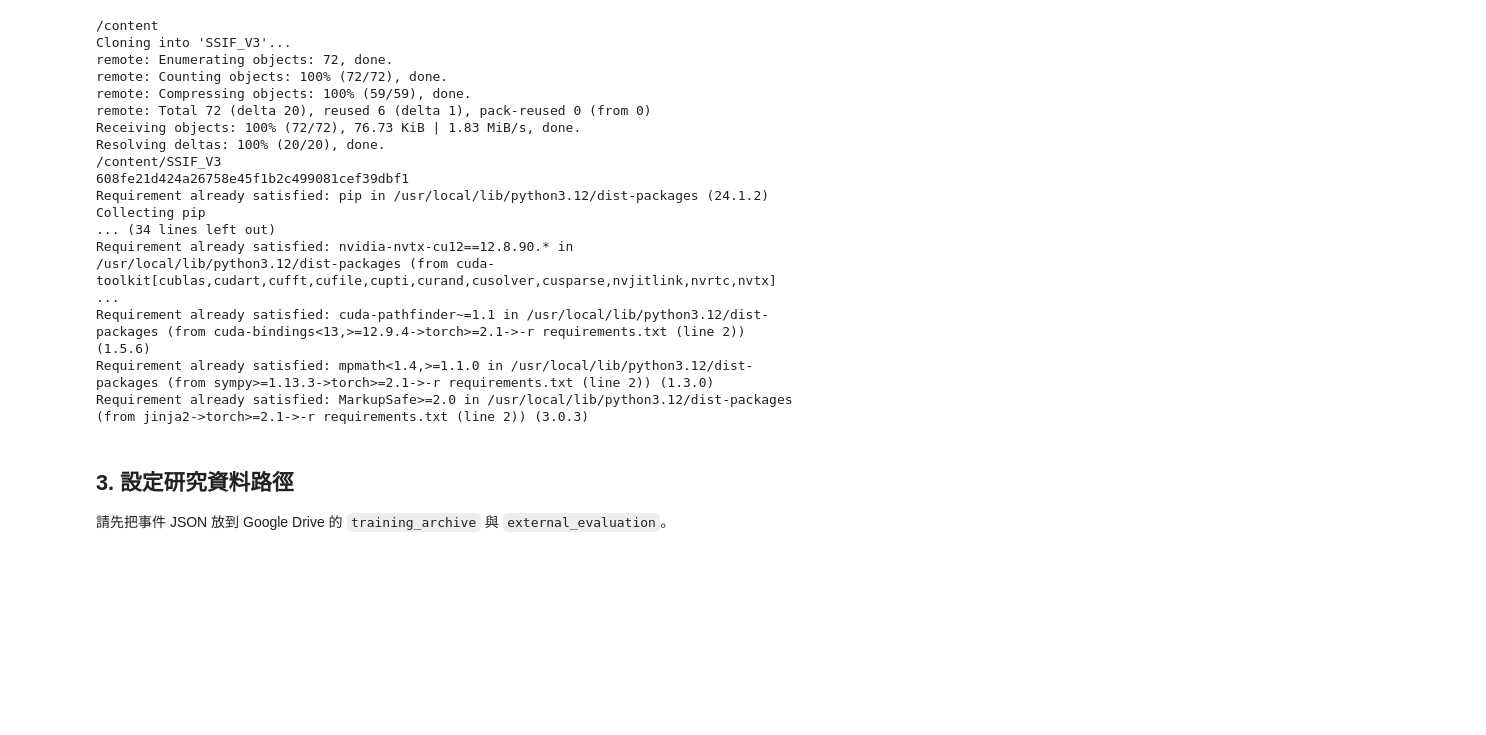
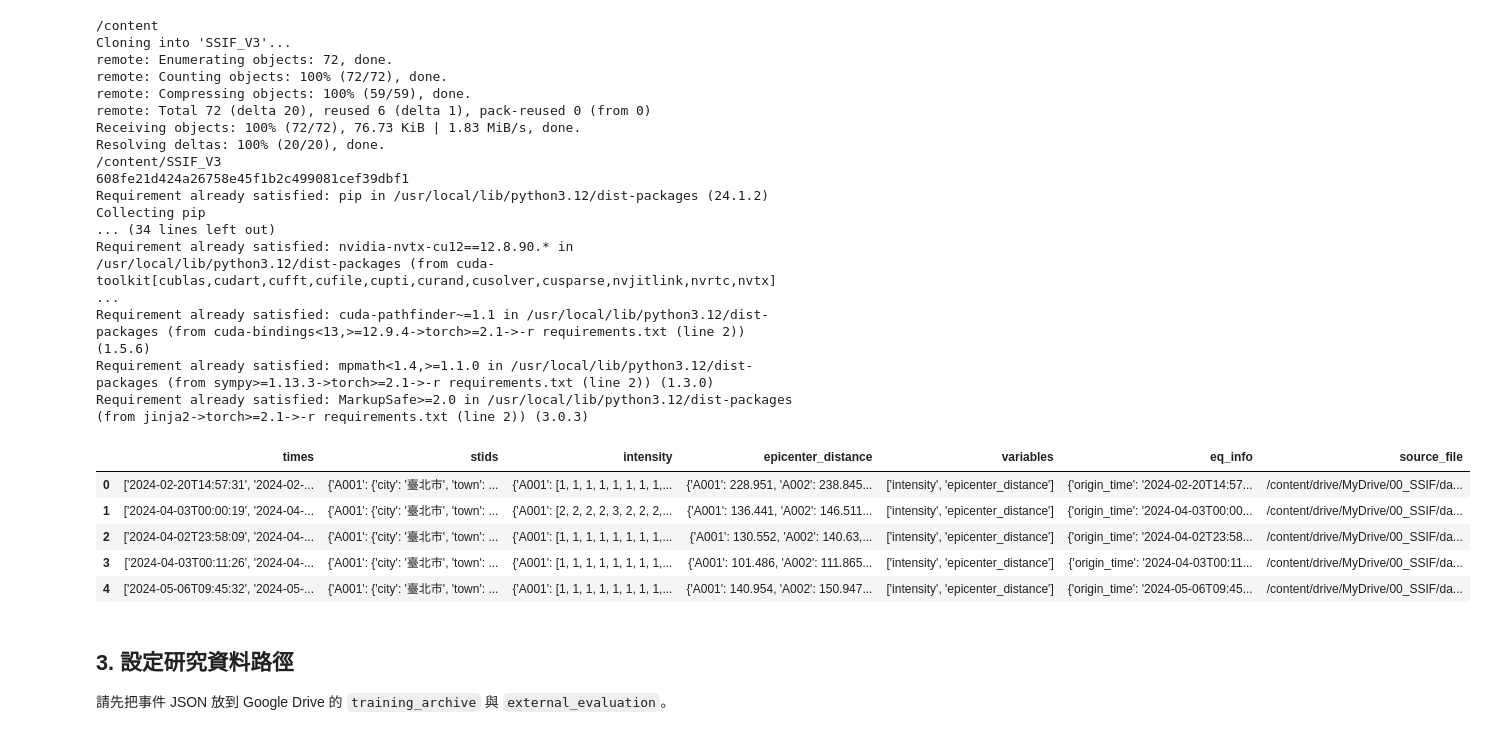
Before and after one commit to oceanicdayi/SSIF_V3, a Jupyter notebook: notebooks/SSIF_V3_Colab_Tutorial_ZH_TW.ipynb, the cells around one changed output. Cells and saved outputs as stored; diff of their text form; code cells hidden in the pictures; blank space fills up the shorter version.

```diff
--- a/notebooks/SSIF_V3_Colab_Tutorial_ZH_TW.ipynb
+++ b/notebooks/SSIF_V3_Colab_Tutorial_ZH_TW.ipynb
@@ -62,6 +64,19 @@ Requirement already satisfied: nvidia-nvtx-cu12==12.8.90.* in /usr/local/lib/pyt
 Requirement already satisfied: cuda-pathfinder~=1.1 in /usr/local/lib/python3.12/dist-packages (from cuda-bindings<13,>=12.9.4->torch>=2.1->-r requirements.txt (line 2)) (1.5.6)
 Requirement already satisfied: mpmath<1.4,>=1.1.0 in /usr/local/lib/python3.12/dist-packages (from sympy>=1.13.3->torch>=2.1->-r requirements.txt (line 2)) (1.3.0)
 Requirement already satisfied: MarkupSafe>=2.0 in /usr/local/lib/python3.12/dist-packages (from jinja2->torch>=2.1->-r requirements.txt (line 2)) (3.0.3)
+# %%
+import pandas as pd
+
+data_path = '/content/drive/MyDrive/00_SSIF/combined_data.csv'
+df = pd.read_csv(data_path)
+df.head()
+# %% [output]
+|  | times | stids | intensity | epicenter_distance | variables | eq_info | source_file |
+| 0 | ['2024-02-20T14:57:31', '2024-02-... | {'A001': {'city': '臺北市', 'town': ... | {'A001': [1, 1, 1, 1, 1, 1, 1, 1,... | {'A001': 228.951, 'A002': 238.845... | ['intensity', 'epicenter_distance'] | {'origin_time': '2024-02-20T14:57... | /content/drive/MyDrive/00_SSIF/da... |
+| 1 | ['2024-04-03T00:00:19', '2024-04-... | {'A001': {'city': '臺北市', 'town': ... | {'A001': [2, 2, 2, 2, 3, 2, 2, 2,... | {'A001': 136.441, 'A002': 146.511... | ['intensity', 'epicenter_distance'] | {'origin_time': '2024-04-03T00:00... | /content/drive/MyDrive/00_SSIF/da... |
+| 2 | ['2024-04-02T23:58:09', '2024-04-... | {'A001': {'city': '臺北市', 'town': ... | {'A001': [1, 1, 1, 1, 1, 1, 1, 1,... | {'A001': 130.552, 'A002': 140.63,... | ['intensity', 'epicenter_distance'] | {'origin_time': '2024-04-02T23:58... | /content/drive/MyDrive/00_SSIF/da... |
+| 3 | ['2024-04-03T00:11:26', '2024-04-... | {'A001': {'city': '臺北市', 'town': ... | {'A001': [1, 1, 1, 1, 1, 1, 1, 1,... | {'A001': 101.486, 'A002': 111.865... | ['intensity', 'epicenter_distance'] | {'origin_time': '2024-04-03T00:11... | /content/drive/MyDrive/00_SSIF/da... |
+| 4 | ['2024-05-06T09:45:32', '2024-05-... | {'A001': {'city': '臺北市', 'town': ... | {'A001': [1, 1, 1, 1, 1, 1, 1, 1,... | {'A001': 140.954, 'A002': 150.947... | ['intensity', 'epicenter_distance'] | {'origin_time': '2024-05-06T09:45... | /content/drive/MyDrive/00_SSIF/da... |
 # %% [markdown]
 ## 3. 設定研究資料路徑
 
```
Also changed, not shown: parts of 2 cells of this notebook.
